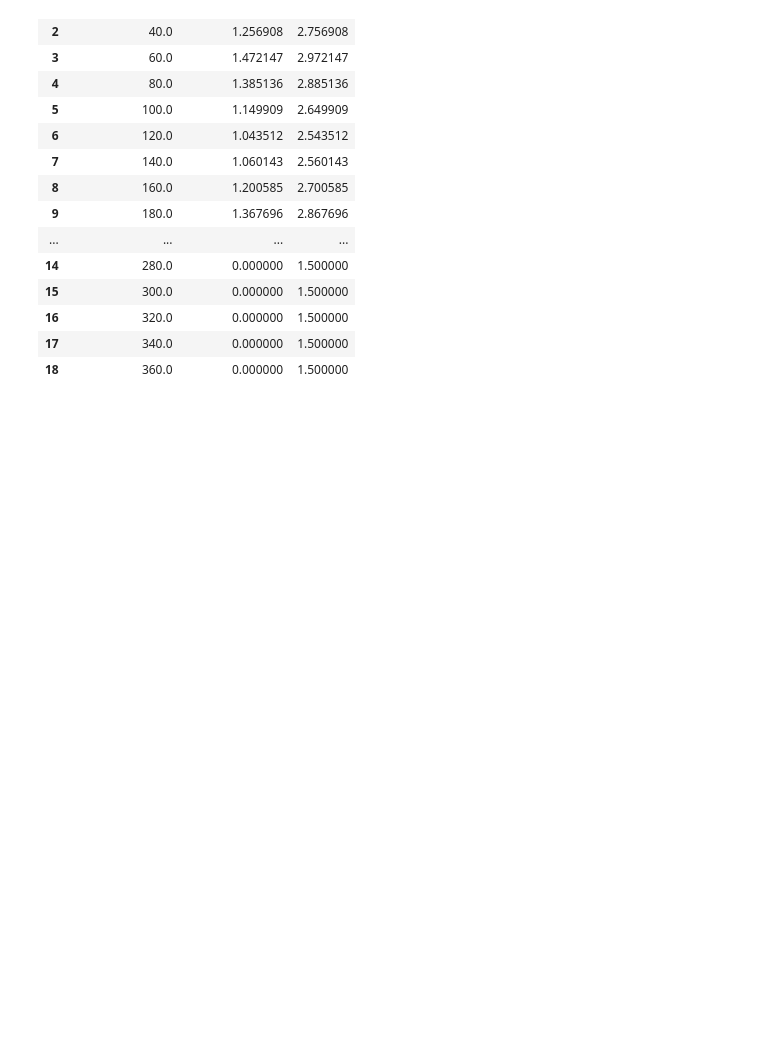
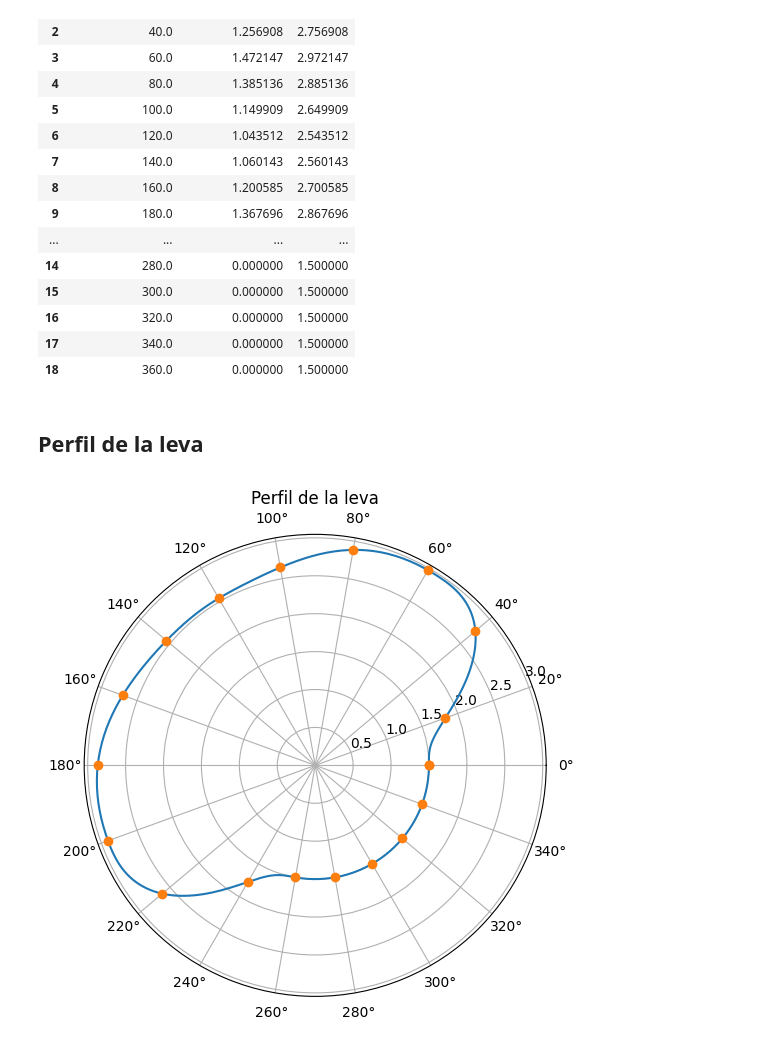
Before and after one commit to linares2ld/LevaMecanica-Graficas-y-Perfil, a Jupyter notebook: Plot_S.ipynb, the cells around one changed output. Saved outputs shown, nothing was run; the diff lists cells and outputs as text; code cells hidden in the pictures; blank space fills up the shorter version.

Commit message:
Se añadió una gráfica polar para representar el perfil de la leva.

```diff
--- a/Plot_S.ipynb
+++ b/Plot_S.ipynb
@@ -116,3 +116,51 @@ df_puntos_grafica
 | 16 | 320.0 | 0.000000 | 1.500000 |
 | 17 | 340.0 | 0.000000 | 1.500000 |
 | 18 | 360.0 | 0.000000 | 1.500000 |
+# %% [markdown]
+## Perfil de la leva
+# %%
+radio_leva = 1.5
+
+x = np.linspace(0,360, 361)
+y1 = cd.Cicloidal(L1, x[0:57], 57, "ascenso")
+y2 = cd.Cicloidal(L1_2,x[0:68],68, "descenso")
+y3 = cd.Cicloidal(L2_3,x[0:75],75, "ascenso")
+y4 = cd.Cicloidal(L3,x[0:60],60, "descenso")
+y5 = np.zeros(101)
+y = np.concatenate([y1, y2 + L2, y3 + L2, y4, y5]) + radio_leva
+
+
+x = np.radians(x)
+
+plt.figure(figsize=(6, 6))
+plt.polar(x, y)
+
+x = np.linspace(0,360, 19)
+x = np.radians(x)
+
+y = [y[0],
+     y[20],
+     y[40],
+     y[60],
+     y[80],
+     y[100],
+     y[120],
+     y[140],
+     y[160],
+     y[180],
+     y[200],
+     y[220],
+     y[240],
+     y[260],
+     y[280],
+     y[300],
+     y[320],
+     y[340],
+     y[360]]
+
+plt.polar(x, y, marker = 'o', linestyle='none')
+plt.thetagrids(np.arange(0, 360, 20))
+plt.title('Perfil de la leva')
+plt.show()
+# %% [output]
+[figure, added]
```
